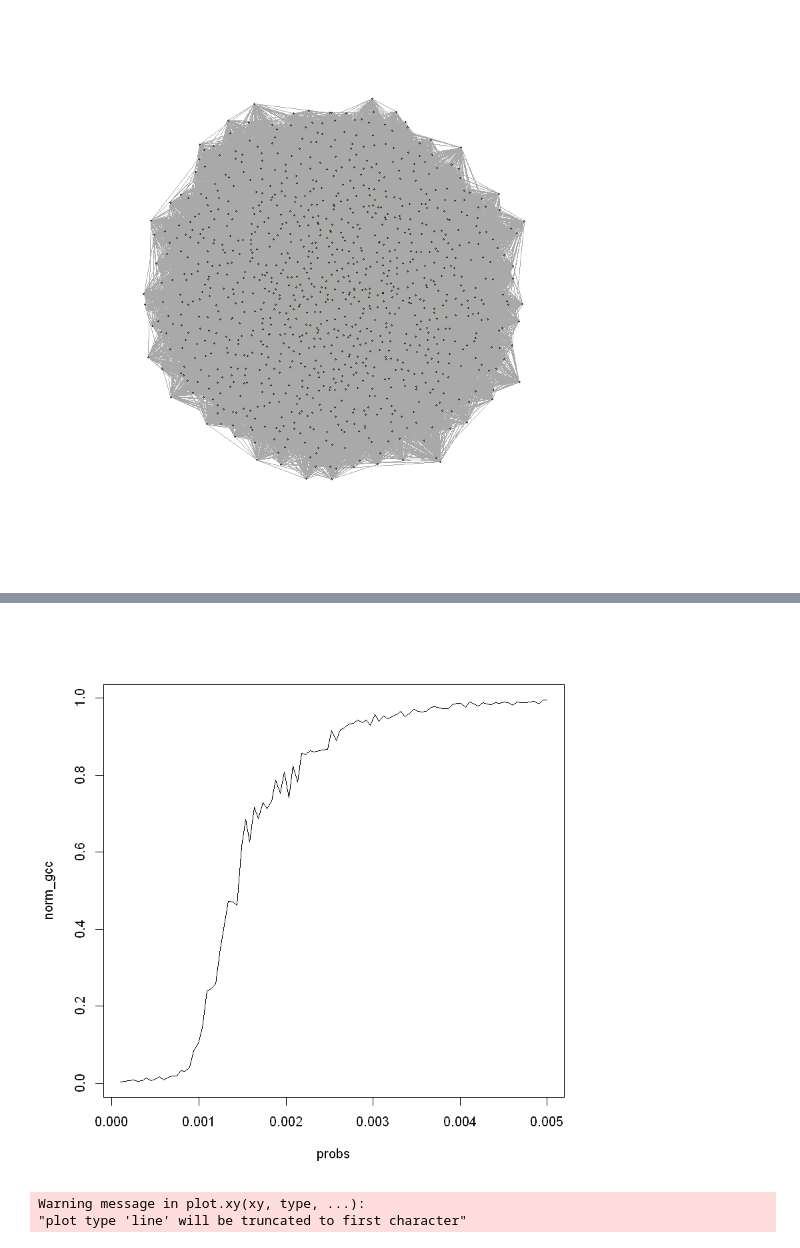
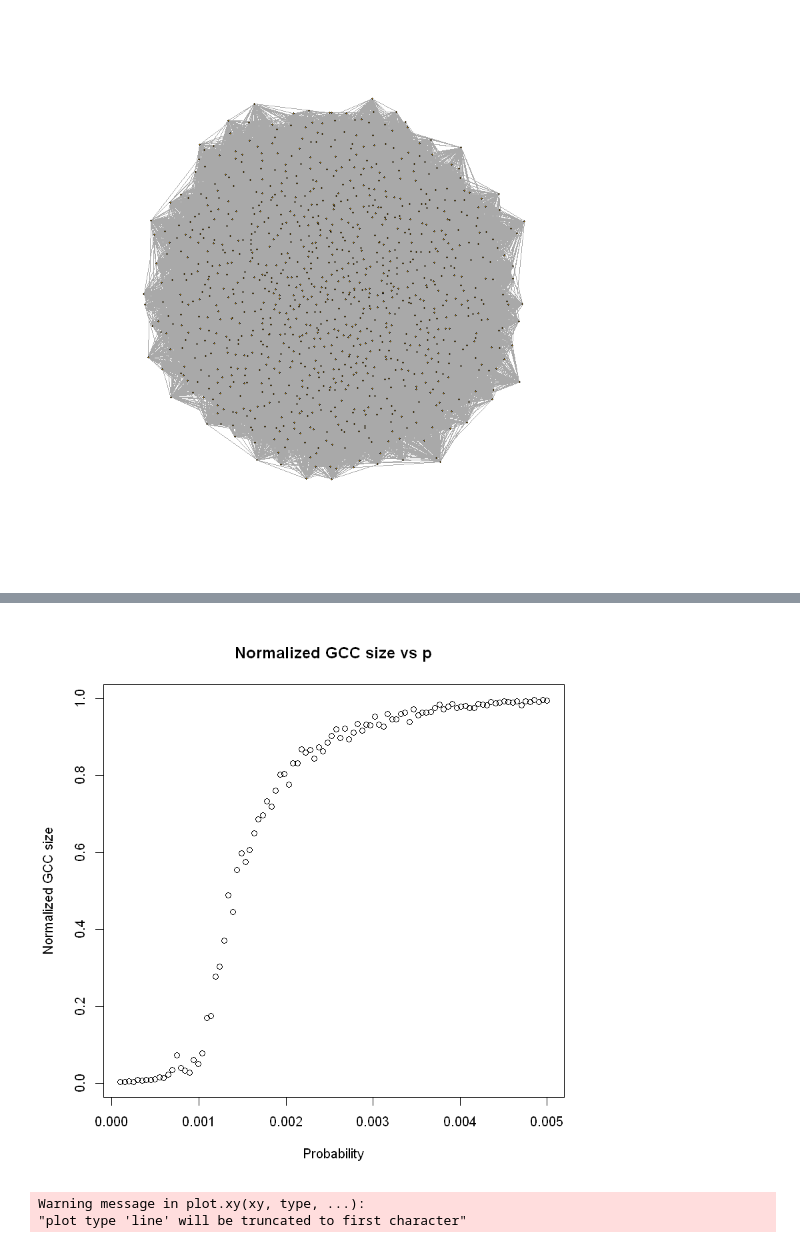
Before and after one commit to maithilibhide/ECE232, a Jupyter notebook: Project1/Q1.1_1.3.ipynb, the cells around one changed output, grey strips where cells are left out. Cells and saved outputs as stored; diff of their text form; code cells hidden in the pictures.

```diff
--- a/Project1/Q1.1_1.3.ipynb
+++ b/Project1/Q1.1_1.3.ipynb
@@ -77,5 +66,5 @@ for (p in probs){
     norm_gcc[[i]] <- gcc
     i <- i + 1
 }
-plot(x=probs,y=norm_gcc,'line')
+plot(x=probs,y=norm_gcc,main='Normalized GCC size vs p', xlab = 'Probability', ylab = 'Normalized GCC size')
 # %% [output]
@@ -84,4 +71,4 @@ Warning message in plot.xy(xy, type, ...):
-[figure, old version]
+[figure, new version]
 # %%
 #Question 1d(i)
 c=0.5
```
Also changed, not shown: parts of 7 cells of this notebook.
